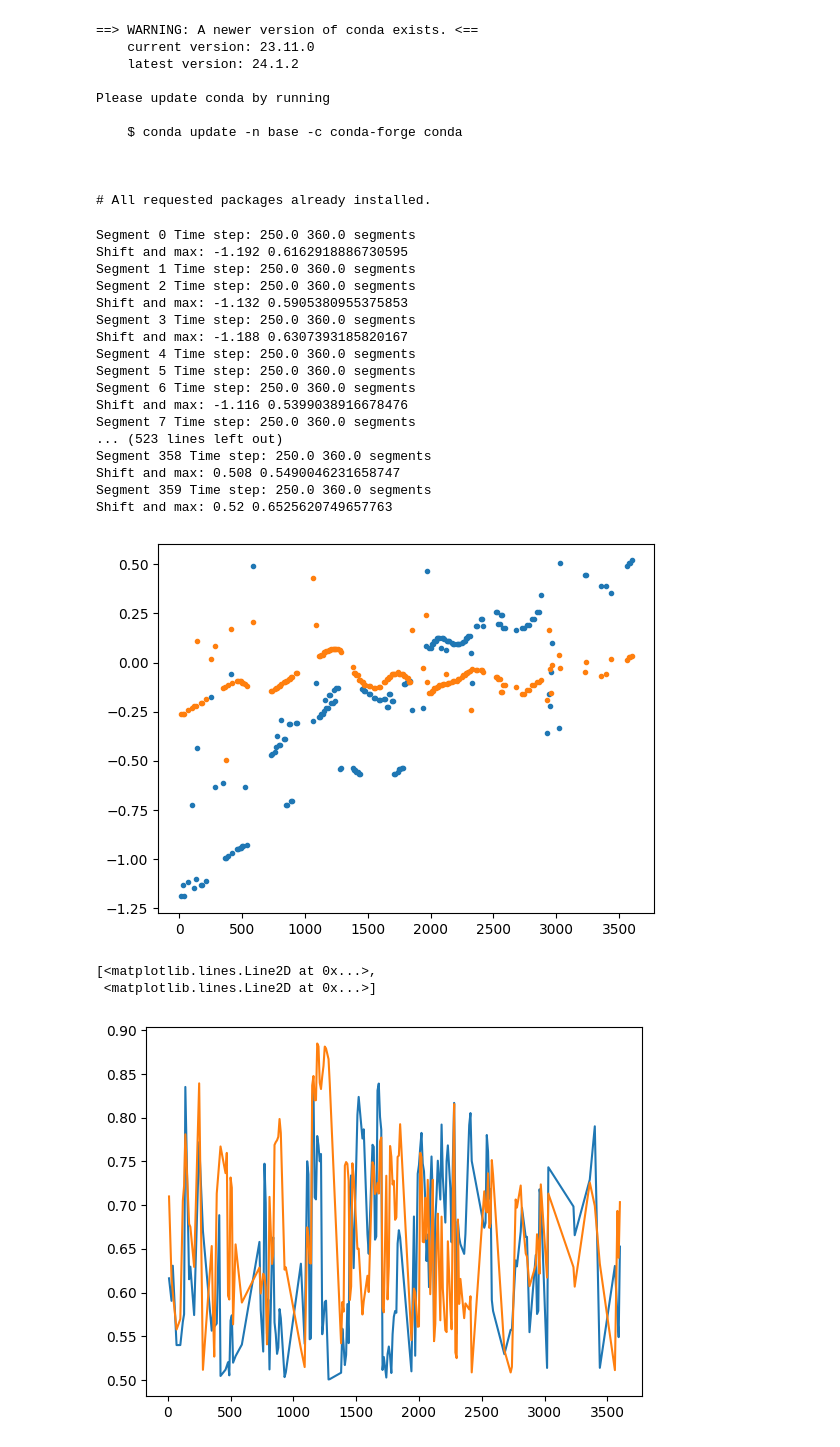
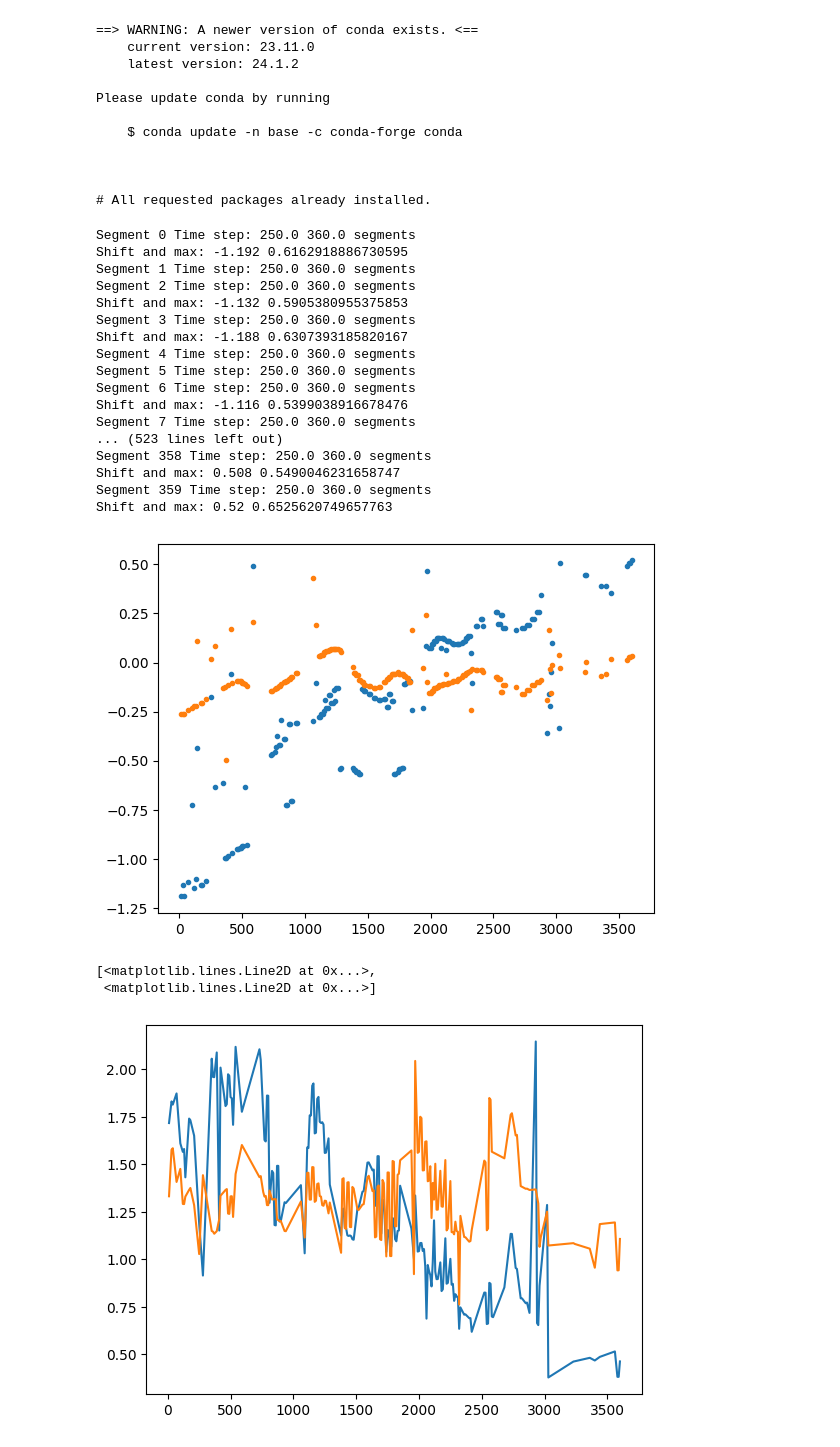
Before and after one commit to ronan777/Scripts-, a Jupyter notebook: GetH11_DelayAmpLocate.ipynb, the cells around one changed output. Drawn from its saved outputs; the diff is of its cells as text; code cells hidden in the pictures.

```diff
--- a/GetH11_DelayAmpLocate.ipynb
+++ b/GetH11_DelayAmpLocate.ipynb
@@ -48,17 +48,13 @@ nseg = 2*Interval/dT
 k = 0
 j = 0
 mincor = 0.5
-lseg = int(dT*dt)+1
 delay12=np.empty(0)
 delay13=np.empty(0)
 maxcor12=np.empty(0)
 maxcor13=np.empty(0)
 tpoints=np.empty(0)
-tseg=np.zeros(lseg)
-
-while j < lseg:
-  tseg[j]=j/dt
-  j+=1
+A12=np.empty(0)
+A13=np.empty(0)
 while k < nseg:
   startseg = starttime+k*dT/2
   endseg = startseg+dT
@@ -91,32 +87,36 @@ while k < nseg:
     env1=flt.envelope(w1[0].detrend(type='linear').data)
     env2=flt.envelope(w2[0].detrend(type='linear').data)
     env3=flt.envelope(w3[0].detrend(type='linear').data)
+    outa12=np.append(A12,env1.max()/env2.max())
+    outa13=np.append(A13,env1.max()/env3.max())
+    A12=outa12
+    A13=outa13
 #  plt.plot(tseg,env1,'r-',tseg,env2,'g-',tseg,env3,'b-')
 #  plt.show()
   k+=1
 #print(delays,maxcor,tpoints)
 plt.plot(tpoints,delay12,'.',tpoints,delay13,'.')
 plt.show()
-plt.plot(tpoints,maxcor12,tpoints,maxcor13)
+plt.plot(tpoints,A12,tpoints,A13)
 # %% [output]
 Segment 0 Time step: 250.0 360.0 segments
 Shift and max: -1.192 0.6162918886730595
 Segment 1 Time step: 250.0 360.0 segments
 Segment 2 Time step: 250.0 360.0 segments
 Shift and max: -1.132 0.5905380955375853
 Segment 3 Time step: 250.0 360.0 segments
 Shift and max: -1.188 0.6307393185820167
 Segment 4 Time step: 250.0 360.0 segments
 Segment 5 Time step: 250.0 360.0 segments
 Segment 6 Time step: 250.0 360.0 segments
 Shift and max: -1.116 0.5399038916678476
 Segment 7 Time step: 250.0 360.0 segments
 ... (523 lines left out)
 Segment 358 Time step: 250.0 360.0 segments
 Shift and max: 0.508 0.5490046231658747
 Segment 359 Time step: 250.0 360.0 segments
 Shift and max: 0.52 0.6525620749657763
 [figure]
 [<matplotlib.lines.Line2D at 0x...>,
  <matplotlib.lines.Line2D at 0x...>]
-[figure, old version]
+[figure, new version]
```
